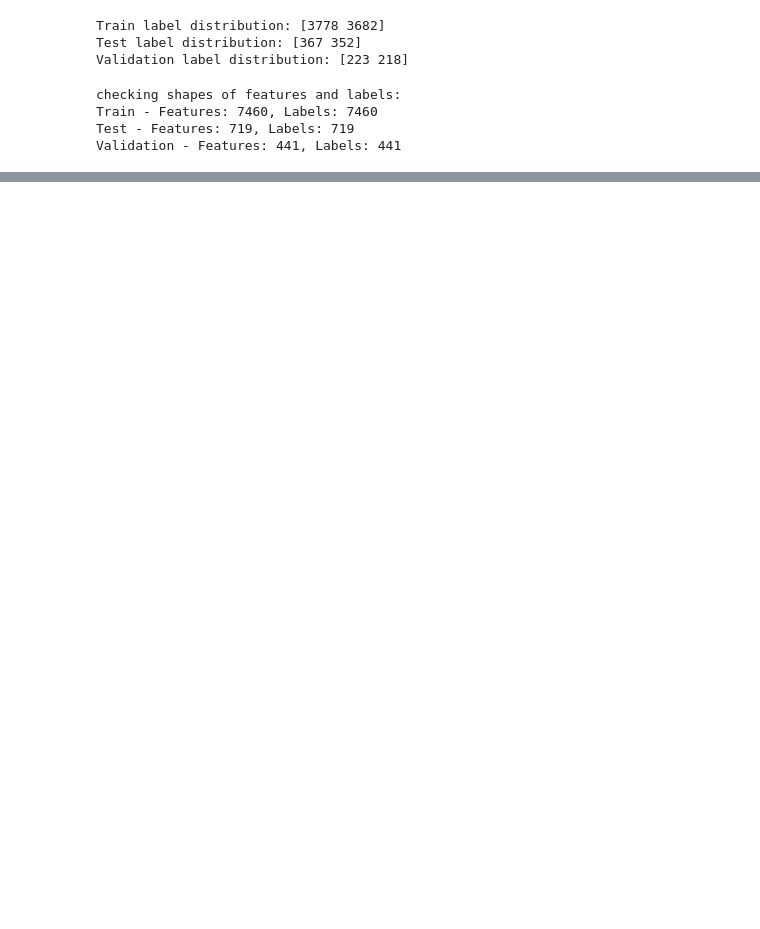
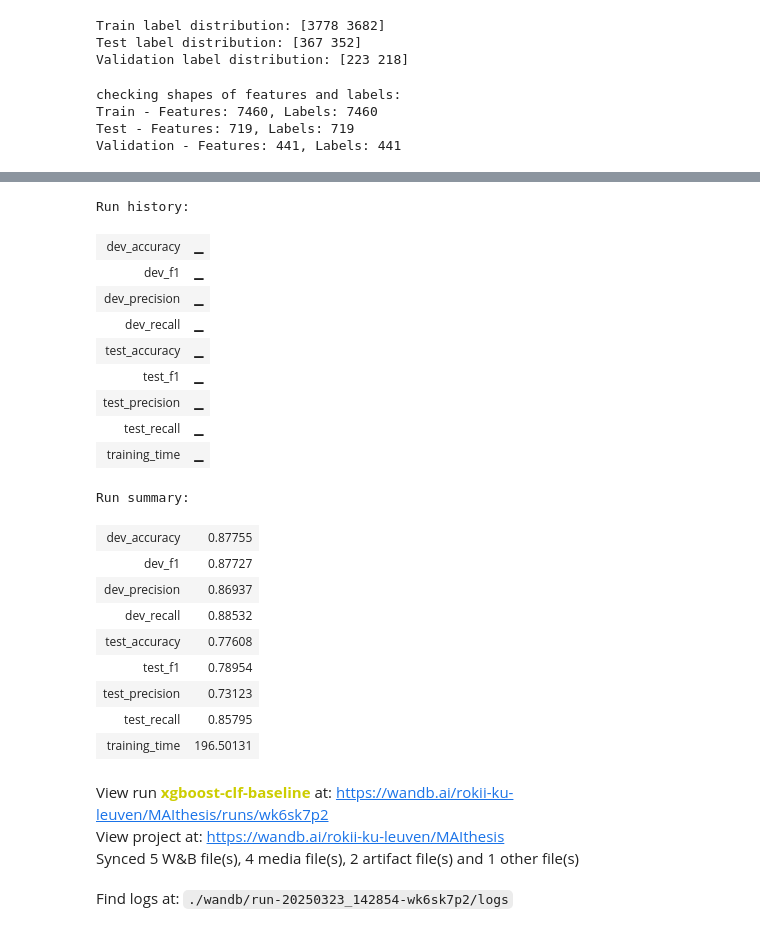
Before and after one commit to rokokot/qtype-eval, a Jupyter notebook: scripts/baselines/baseline_clf.ipynb, the cells around one changed output, grey strips where cells are left out. Cells and saved outputs as stored; diff of their text form; code cells hidden in the pictures; blank space fills up the shorter version.

```diff
--- a/scripts/baselines/baseline_clf.ipynb
+++ b/scripts/baselines/baseline_clf.ipynb
@@ -120,0 +116,21 @@ Confusion Matrix (TF-IDF Only):
+# %%
+# ==================== XGBoost Training and Evaluation
+xgb_clf = xgb.XGBClassifier(
+    max_depth=config.max_depth,
+    learning_rate=config.learning_rate,
+    n_estimators=config.n_estimators,
+    objective=config.objective,
+    random_state=config.random_state,
+    subsample=config.subsample,
+    colsample_bytree=config.colsample_bytree,
+    eval_metric=config.eval_metric
+)
+
+wandb.config.update({
+  "model_type": "XGBoost",
+  "feature_type": "TF-IDF",
+  "train_samples": X_train_stacked.shape[0],    # number of rows
+  "test_samples": X_test_stacked.shape[0],
+  "dev_samples": X_dev_stacked.shape[0],
+  "feature_dim": X_train_stacked.shape[1]       # number of columns
+})
@@ -120,0 +268,3 @@ Confusion Matrix (TF-IDF Only):
+# %%
+wandb.finish()
+# %% [output]
@@ -120,0 +272,24 @@ Confusion Matrix (TF-IDF Only):
+Run history:
+| dev_accuracy | ▁ |
+| dev_f1 | ▁ |
+| dev_precision | ▁ |
+| dev_recall | ▁ |
+| test_accuracy | ▁ |
+| test_f1 | ▁ |
+| test_precision | ▁ |
+| test_recall | ▁ |
+| training_time | ▁ |
+Run summary:
+| dev_accuracy | 0.87755 |
+| dev_f1 | 0.87727 |
+| dev_precision | 0.86937 |
+| dev_recall | 0.88532 |
+| test_accuracy | 0.77608 |
+| test_f1 | 0.78954 |
+| test_precision | 0.73123 |
+| test_recall | 0.85795 |
+| training_time | 196.50131 |
+View run xgboost-clf-baseline at: https://wandb.ai/rokii-ku-leuven/MAIthesis/runs/wk6sk7p2
+View project at: https://wandb.ai/rokii-ku-leuven/MAIthesis
+Synced 5 W&B file(s), 4 media file(s), 2 artifact file(s) and 1 other file(s)
+Find logs at: ./wandb/run-20250323_142854-wk6sk7p2/logs
```
Also changed, not shown: parts of 15 cells of this notebook, 49 other files.
